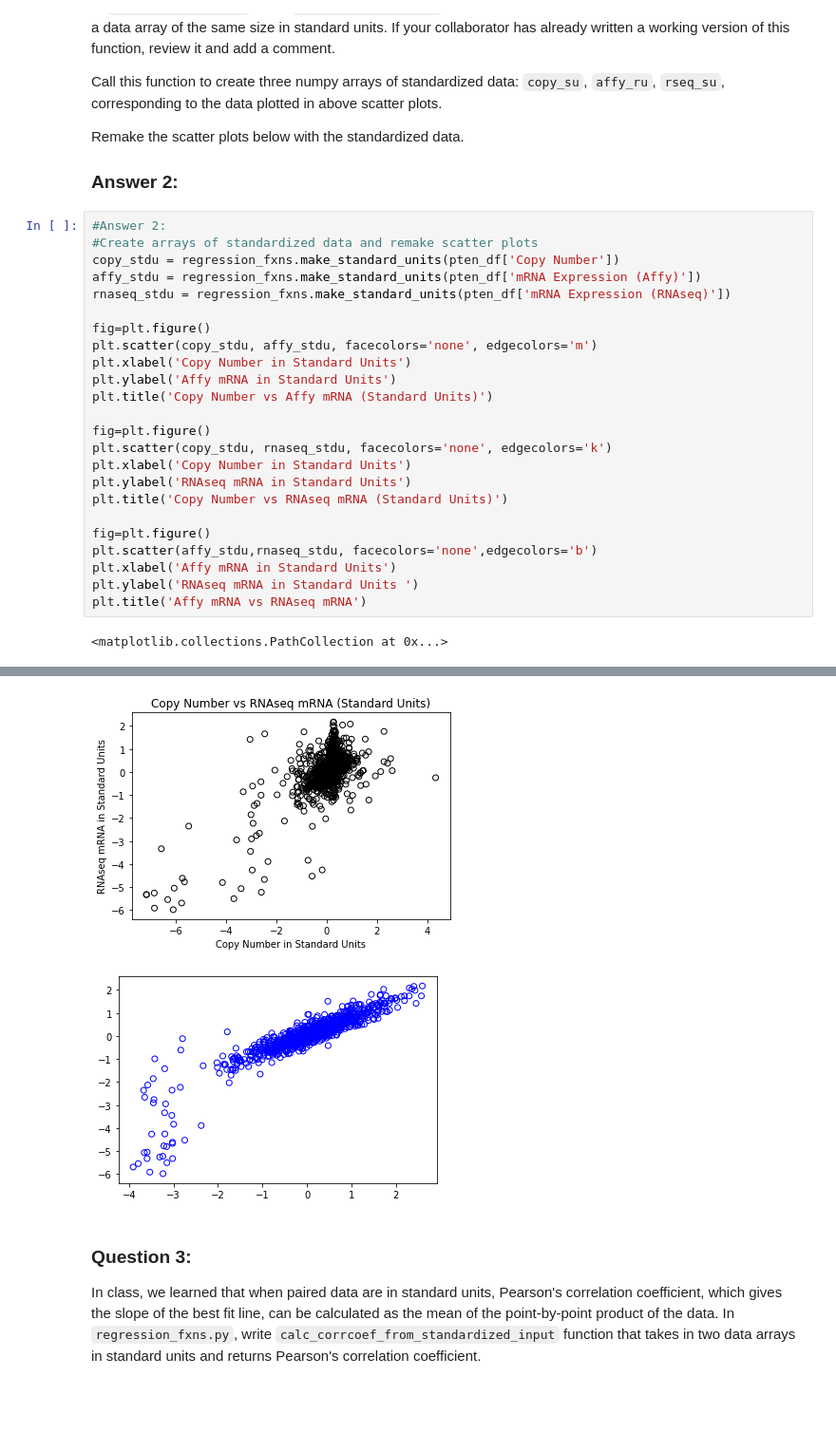
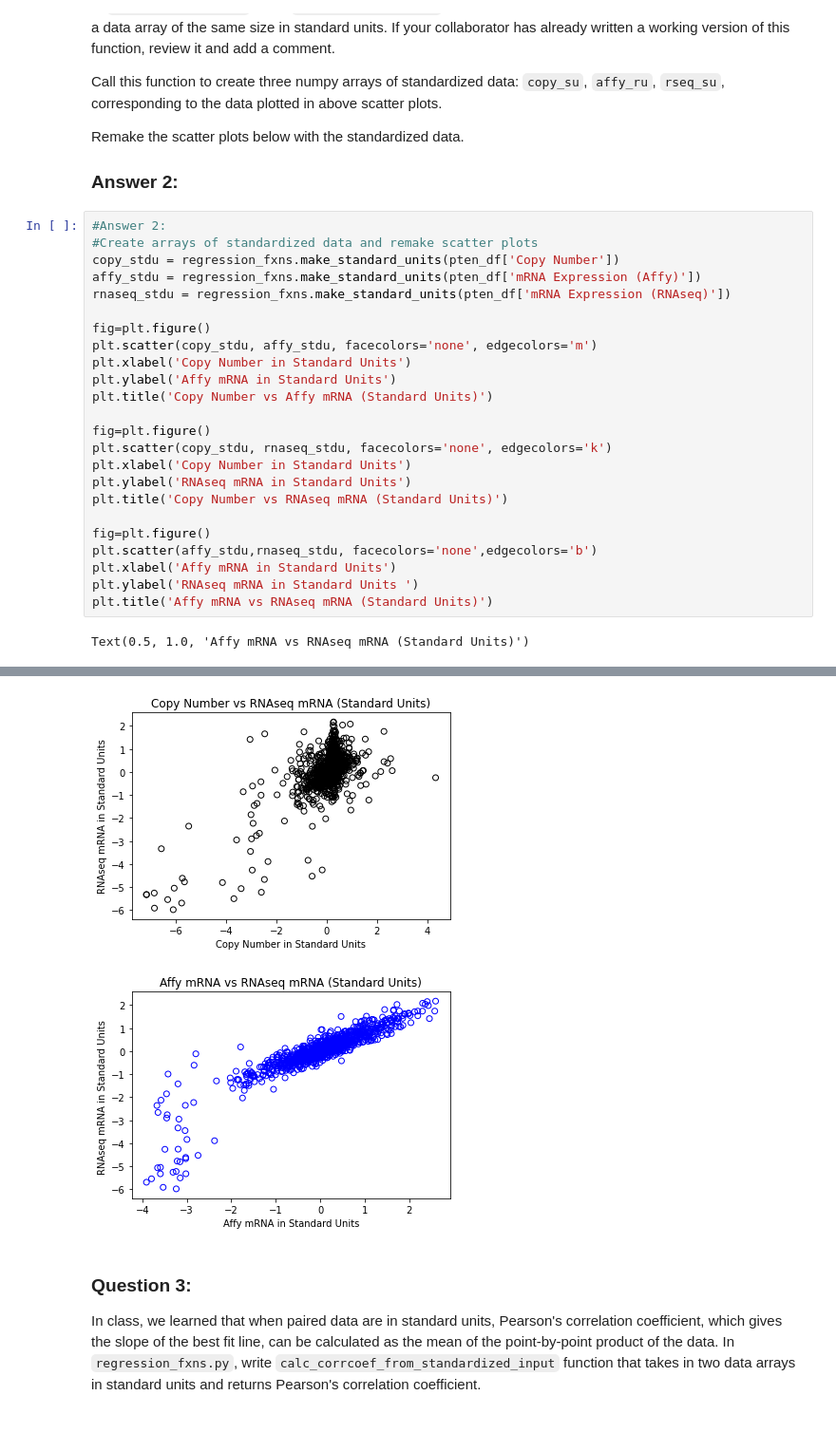
Before and after one commit to symmetricK/pten, a Jupyter notebook: hw08_alvarez.ipynb, the cells around one changed output, grey strips where cells are left out. Shown at 95% size. Saved outputs shown, nothing was run; the diff lists cells and outputs as text.

```diff
--- a/hw08_alvarez.ipynb
+++ b/hw08_alvarez.ipynb
@@ -82,32 +82,32 @@ Remake the scatter plots below with the standardized data.
 # %%
 #Answer 2:
 #Create arrays of standardized data and remake scatter plots
 copy_stdu = regression_fxns.make_standard_units(pten_df['Copy Number'])
 affy_stdu = regression_fxns.make_standard_units(pten_df['mRNA Expression (Affy)'])
 rnaseq_stdu = regression_fxns.make_standard_units(pten_df['mRNA Expression (RNAseq)'])
 
 fig=plt.figure()
 plt.scatter(copy_stdu, affy_stdu, facecolors='none', edgecolors='m')
 plt.xlabel('Copy Number in Standard Units')
 plt.ylabel('Affy mRNA in Standard Units')
 plt.title('Copy Number vs Affy mRNA (Standard Units)')
 
 fig=plt.figure()
 plt.scatter(copy_stdu, rnaseq_stdu, facecolors='none', edgecolors='k')
 plt.xlabel('Copy Number in Standard Units')
 plt.ylabel('RNAseq mRNA in Standard Units')
 plt.title('Copy Number vs RNAseq mRNA (Standard Units)')
 
 fig=plt.figure()
 plt.scatter(affy_stdu,rnaseq_stdu, facecolors='none',edgecolors='b')
 plt.xlabel('Affy mRNA in Standard Units')
 plt.ylabel('RNAseq mRNA in Standard Units ')
-plt.title('Affy mRNA vs RNAseq mRNA')
+plt.title('Affy mRNA vs RNAseq mRNA (Standard Units)')
 # %% [output]
-<matplotlib.collections.PathCollection at 0x...>
+Text(0.5, 1.0, 'Affy mRNA vs RNAseq mRNA (Standard Units)')
 [figure]
 [figure]
-[figure, old version]
+[figure, new version]
 # %% [markdown]
 ### Question 3:
 In class, we learned that when paired data are in standard units, Pearson's correlation coefficient, which gives the slope of the best fit line, can be calculated as the mean of the point-by-point product of the data.
```
Also changed, not shown: parts of 2 cells of this notebook.
